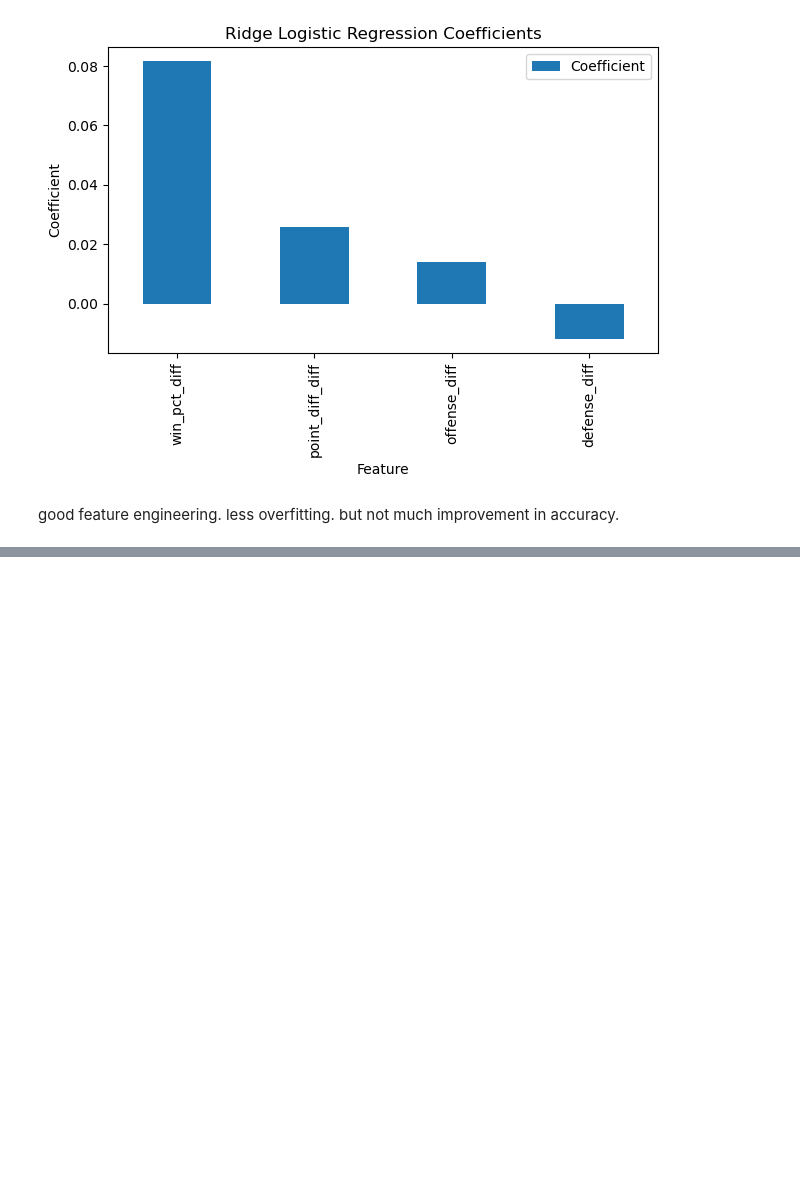
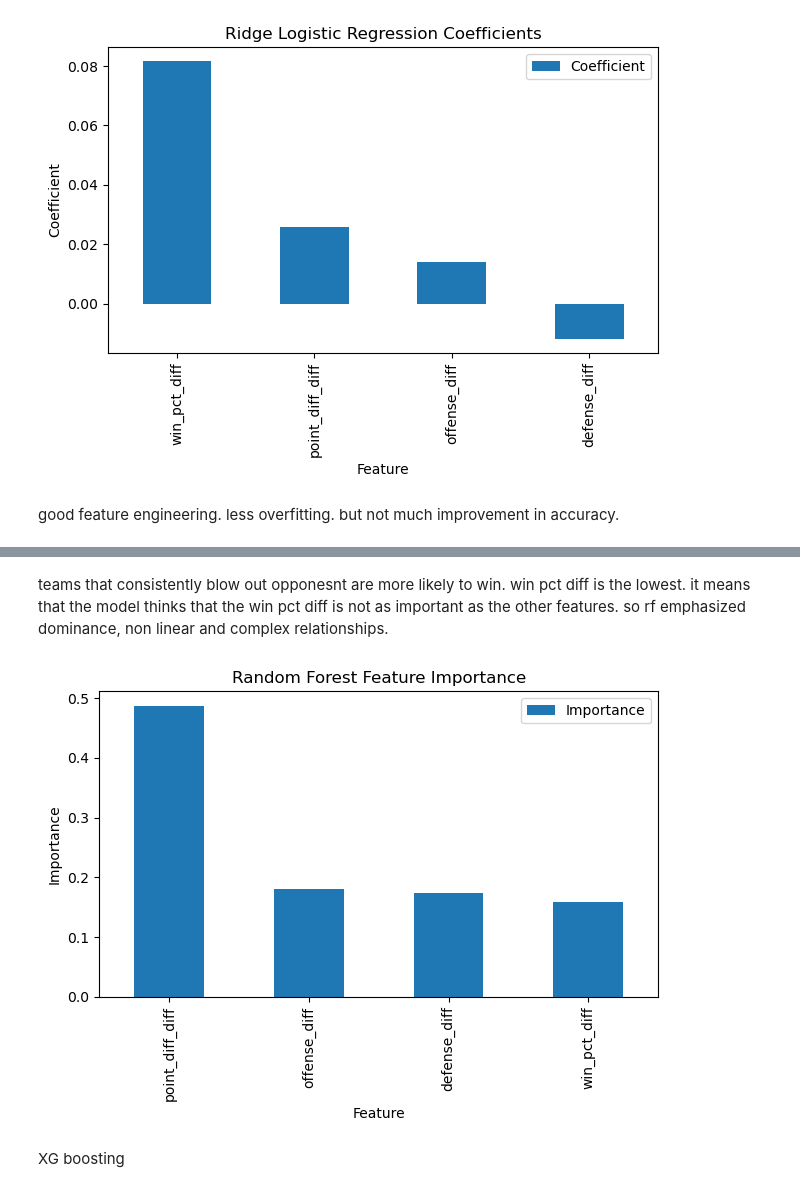
Before and after one commit to AayushPandey-hub/nba-win-prediction, a Jupyter notebook: modeling.ipynb, the cells around one changed output, grey strips where cells are left out. Drawn from its saved outputs; the diff is of its cells as text; code cells hidden in the pictures; blank space fills up the shorter version.

Commit message:
lasso and rf

```diff
--- a/modeling.ipynb
+++ b/modeling.ipynb
@@ -246,0 +249,9 @@ good feature engineering. less overfitting.  but not much improvement in accurac
+# %%
+lasso_model = LogisticRegression(
+    penalty="l1",
+    solver="liblinear",
+    C=1.0,
+    max_iter=1000
+)
+
+lasso_model.fit(X_train, y_train)
@@ -246,0 +330,12 @@ good feature engineering. less overfitting.  but not much improvement in accurac
+# %%
+rf_importance_df = pd.DataFrame({
+    "Feature": feature_cols,
+    "Importance": rf_model.feature_importances_
+})
+
+rf_importance_df = rf_importance_df.sort_values(
+    "Importance",
+    ascending=False
+)
+
+rf_importance_df
@@ -246,0 +348,20 @@ good feature engineering. less overfitting.  but not much improvement in accurac
+# %% [markdown]
+teams that consistently blow out opponesnt are more likely to win. win pct diff is the lowest. it means that the model thinks that the win pct diff is not as important as the other features. so rf emphasized dominance, non linear and complex relationships.
+# %%
+rf_importance_df.plot(
+    x="Feature",
+    y="Importance",
+    kind="bar"
+)
+
+plt.title("Random Forest Feature Importance")
+
+plt.ylabel("Importance")
+
+plt.tight_layout()
+
+plt.show()
+# %% [output]
+[figure, added]
+# %% [markdown]
+XG boosting
```
Also changed, not shown: parts of 8 cells of this notebook.
